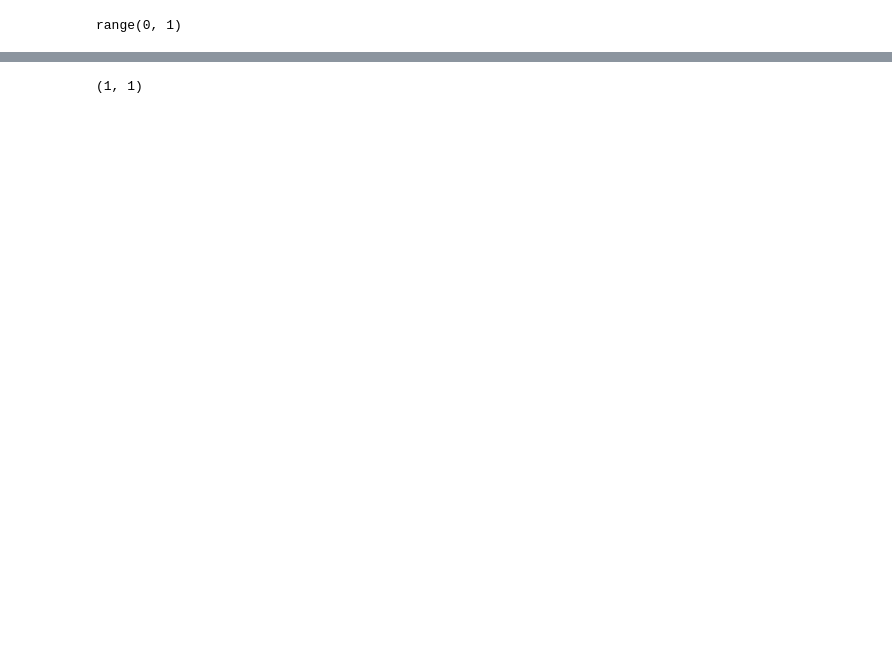
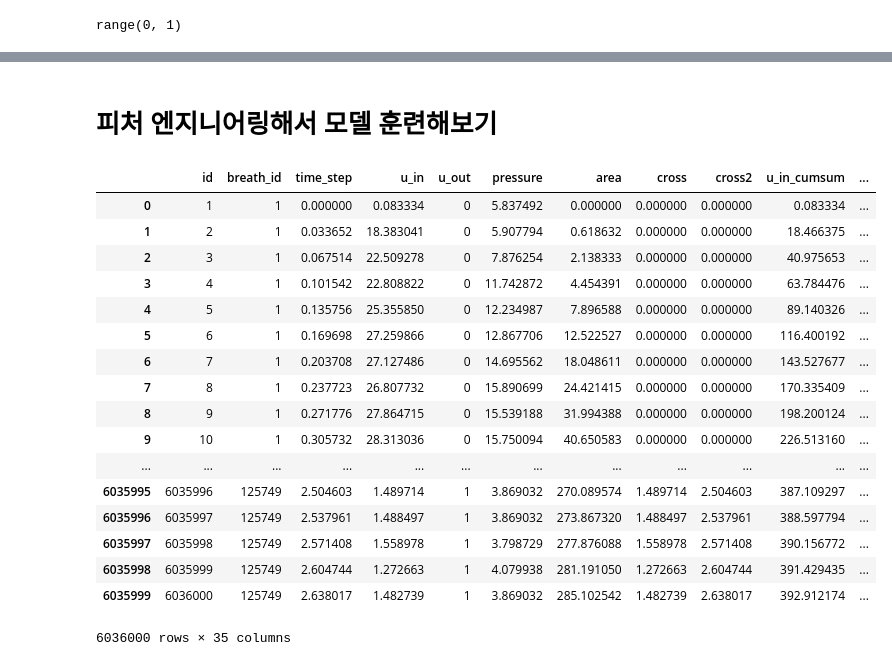
Before and after one commit to K-107/Ventilator_Pressure_Prediction, a Jupyter notebook: jonghee.ipynb, the cells around one changed output, grey strips where cells are left out. Drawn from its saved outputs; the diff is of its cells as text; code cells hidden in the pictures; blank space fills up the shorter version.

```diff
--- a/jonghee.ipynb
+++ b/jonghee.ipynb
@@ -384,4 +447,0 @@ data_loader = DataLoader(
-# %%
-len(data_set), len(data_loader)
-# %% [output]
-(1, 1)
@@ -387,0 +450,68 @@ len(data_set), len(data_loader)
+# %% [markdown]
+# 피처 엔지니어링해서 모델 훈련해보기
+# %%
+def add_features(df):
+    df['area'] = df['time_step'] * df['u_in']
+    df['area'] = df.groupby('breath_id')['area'].cumsum()
+    df['cross']= df['u_in']*df['u_out']
+    df['cross2']= df['time_step']*df['u_out']
+
+
+    df['u_in_cumsum'] = (df['u_in']).groupby(df['breath_id']).cumsum()
+    df['one'] = 1
+    df['count'] = (df['one']).groupby(df['breath_id']).cumsum()
+    df['u_in_cummean'] =df['u_in_cumsum'] /df['count']
+
+    #df['u_in_lag']=0
+    #df['u_in_lag2']=0
+    #for i in range(df.shape[0]):
+        #if df['breath_id'][i]==df['breath_id'][i+1]:
+        #    df['u_in_lag'][i+1]=df['u_in'][i]
+        #else:
+        #    df['u_in_lag'][i+1]=0
+        #if df['breath_id'][i]==df['breath_id'][i+2]:
+        #    df['u_in_lag'][i+2]=df['u_in'][i]
+        #else:
+        #    df['u_in_lag'][i+2]=0
+        #if i/10000==round(i/10000):
+        #    print(i)
+
+    df['breath_id_lag']=df['breath_id'].shift(1).fillna(0)
+    df['breath_id_lag2']=df['breath_id'].shift(2).fillna(0)
+    df['breath_id_lagsame']=np.select([df['breath_id_lag']==df['breath_id']],[1],0)
+    df['breath_id_lag2same']=np.select([df['breath_id_lag2']==df['breath_id']],[1],0)
+    df['u_in_lag'] = df['u_in'].shift(1).fillna(0)
+    df['u_in_lag'] = df['u_in_lag']*df['breath_id_lagsame']
+    df['u_in_lag2'] = df['u_in'].shift(2).fillna(0)
+    df['u_in_lag2'] = df['u_in_lag2']*df['breath_id_lag2same']
+    df['u_out_lag2'] = df['u_out'].shift(2).fillna(0)
+    df['u_out_lag2'] = df['u_out_lag2']*df['breath_id_lag2same']
+    #df['u_in_lag'] = df['u_in'].shift(2).fillna(0)
+
+    df['R'] = df['R'].astype(str)
+    df['C'] = df['C'].astype(str)
+    df['RC'] = df['R']+df['C']
+    df = pd.get_dummies(df)
+    return df
+
+df_fe = add_features(df) # feature ngineering
+df_fe
+# %% [output]
+|  | id | breath_id | time_step | u_in | u_out | pressure | area | cross | cross2 | u_in_cumsum | ... |
+| 0 | 1 | 1 | 0.000000 | 0.083334 | 0 | 5.837492 | 0.000000 | 0.000000 | 0.000000 | 0.083334 | ... |
+| 1 | 2 | 1 | 0.033652 | 18.383041 | 0 | 5.907794 | 0.618632 | 0.000000 | 0.000000 | 18.466375 | ... |
+| 2 | 3 | 1 | 0.067514 | 22.509278 | 0 | 7.876254 | 2.138333 | 0.000000 | 0.000000 | 40.975653 | ... |
+| 3 | 4 | 1 | 0.101542 | 22.808822 | 0 | 11.742872 | 4.454391 | 0.000000 | 0.000000 | 63.784476 | ... |
+| 4 | 5 | 1 | 0.135756 | 25.355850 | 0 | 12.234987 | 7.896588 | 0.000000 | 0.000000 | 89.140326 | ... |
+| 5 | 6 | 1 | 0.169698 | 27.259866 | 0 | 12.867706 | 12.522527 | 0.000000 | 0.000000 | 116.400192 | ... |
+| 6 | 7 | 1 | 0.203708 | 27.127486 | 0 | 14.695562 | 18.048611 | 0.000000 | 0.000000 | 143.527677 | ... |
+| 7 | 8 | 1 | 0.237723 | 26.807732 | 0 | 15.890699 | 24.421415 | 0.000000 | 0.000000 | 170.335409 | ... |
+| 8 | 9 | 1 | 0.271776 | 27.864715 | 0 | 15.539188 | 31.994388 | 0.000000 | 0.000000 | 198.200124 | ... |
+| 9 | 10 | 1 | 0.305732 | 28.313036 | 0 | 15.750094 | 40.650583 | 0.000000 | 0.000000 | 226.513160 | ... |
+| ... | ... | ... | ... | ... | ... | ... | ... | ... | ... | ... | ... |
+| 6035995 | 6035996 | 125749 | 2.504603 | 1.489714 | 1 | 3.869032 | 270.089574 | 1.489714 | 2.504603 | 387.109297 | ... |
+| 6035996 | 6035997 | 125749 | 2.537961 | 1.488497 | 1 | 3.869032 | 273.867320 | 1.488497 | 2.537961 | 388.597794 | ... |
+| 6035997 | 6035998 | 125749 | 2.571408 | 1.558978 | 1 | 3.798729 | 277.876088 | 1.558978 | 2.571408 | 390.156772 | ... |
+| 6035998 | 6035999 | 125749 | 2.604744 | 1.272663 | 1 | 4.079938 | 281.191050 | 1.272663 | 2.604744 | 391.429435 | ... |
+| 6035999 | 6036000 | 125749 | 2.638017 | 1.482739 | 1 | 3.869032 | 285.102542 | 1.482739 | 2.638017 | 392.912174 | ... |
+6036000 rows × 35 columns
```
Also changed, not shown: parts of 95 cells of this notebook.
